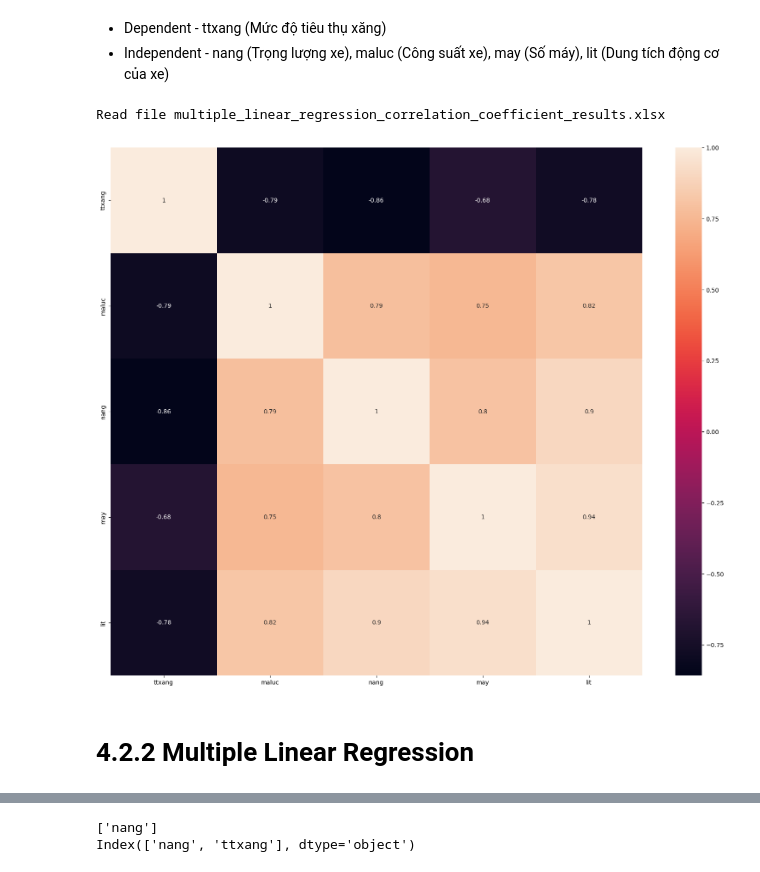
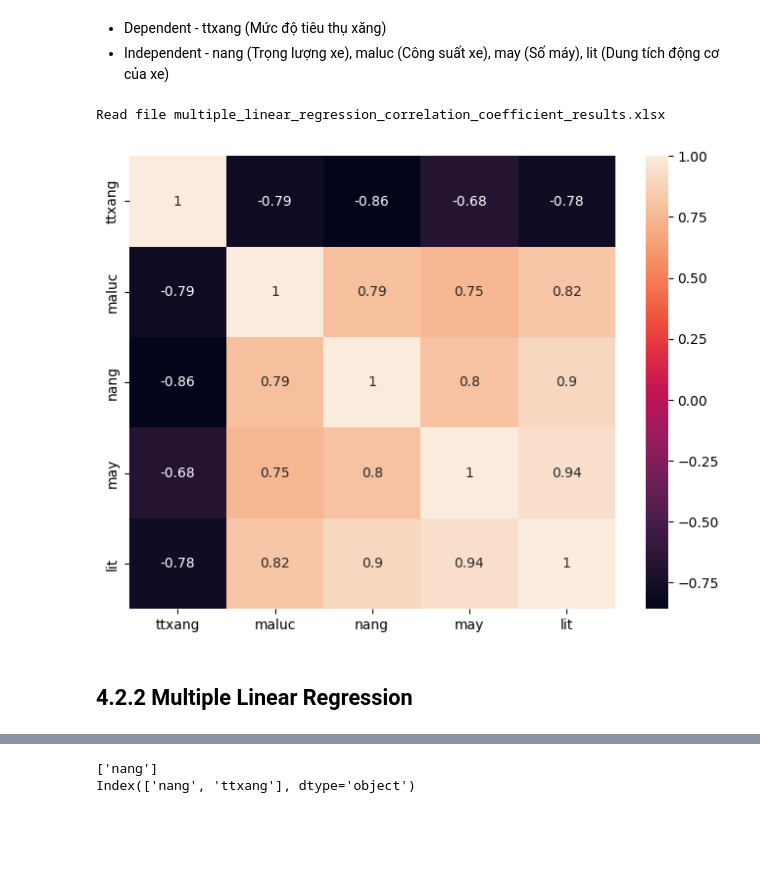
Before and after one commit to tanhpuh/regression-analysis, a Jupyter notebook: Regression Analysis.ipynb, the cells around one changed output, grey strips where cells are left out. Saved outputs shown, nothing was run; the diff lists cells and outputs as text; code cells hidden in the pictures; blank space fills up the shorter version.

```diff
--- a/Regression Analysis.ipynb
+++ b/Regression Analysis.ipynb
@@ -598,20 +597,20 @@ Ma trân hệ số tương quan. Đo lường mỗi quan hệ giữa các cặp
 # %%
 # Calculate the correlation matrix
 correlation_matrix = table.corr()
 
 # Save the correlation matrix to an Excel file
 correlation_matrix.to_excel('multiple_linear_regression_correlation_coefficient_results.xlsx')
 
 #Correlation Heatmap (print the correlation score each variables)
-plt.figure(figsize=(20, 16))
+plt.figure(figsize=(8, 6))
 sns.heatmap(table.corr(), fmt='.2g', annot=True)
 
 print('Read file multiple_linear_regression_correlation_coefficient_results.xlsx')
 # %% [output]
 Read file multiple_linear_regression_correlation_coefficient_results.xlsx
-[figure, old version]
+[figure, new version]
 # %% [markdown]
-# 4.2.2 Multiple Linear Regression
+## 4.2.2 Multiple Linear Regression
 # %%
 # Tạo mô hình hồi quy tuyến tính bội sử dụng công thức
 # Create the formula for the regression model
```
Also changed, not shown: parts of 26 cells of this notebook.
